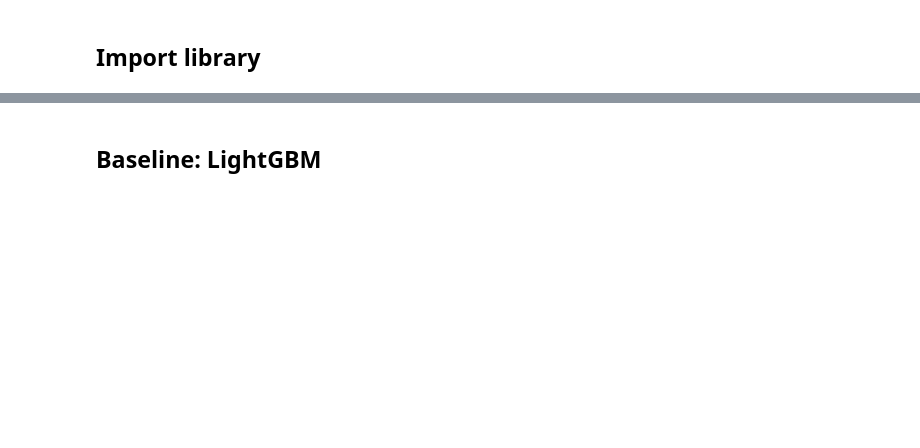
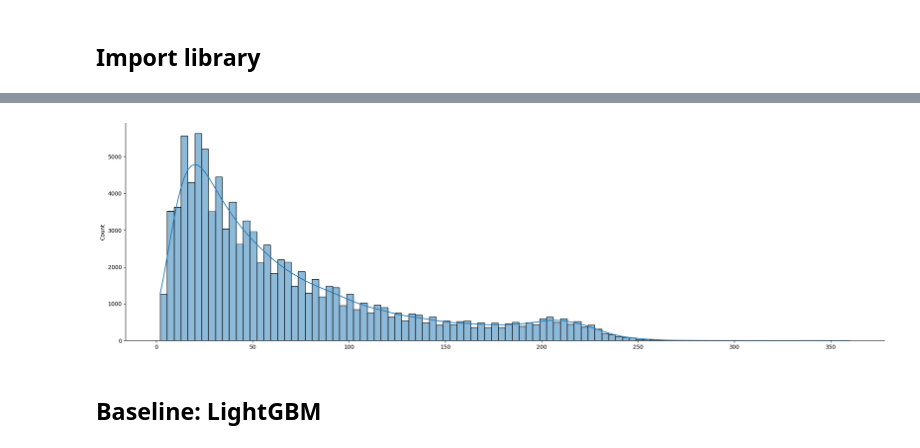
Before and after one commit to insung-hw/jigsaw-toxicity-classification, a Jupyter notebook: jigsaw-modeling.ipynb, the cells around one changed output, grey strips where cells are left out. Saved outputs shown, nothing was run; the diff lists cells and outputs as text; code cells hidden in the pictures; blank space fills up the shorter version.

Commit message:
major update: data preprocessing and tokenization

```diff
--- a/jigsaw-modeling.ipynb
+++ b/jigsaw-modeling.ipynb
@@ -50,12 +83,12 @@ url_pattern = r"https?://\S+|www.\.\S+"
 # %%
 def simple_clean_text(text):
-    text = str(text)
-    text.lower() # 같은 단어의 대,소문자 버전을 동일하게 인식하기 위해
+    # text = str(text)
+    text = text.lower() # 같은 단어의 대,소문자 버전을 동일하게 인식하기 위해
     text = " ".join(text.split()) # 공백을 한칸으로만 깔끔하게 정리
     # TF-IDF나 Word2Vec 같은 임베딩은 공백(" ")을 기준으로 단어를 쪼갬(tokenize)
     # 공백이 2칸 이상이면 빈 문자열 생김
     return text
 
-df_train['clean_text'] = df_train['comment_text'].apply(simple_clean_text)
-df_test['clean_text'] = df_test['comment_text'].apply(simple_clean_text)
+df_train['clean_text3'] = df_train['clean_text2'].apply(simple_clean_text)
+df_test['clean_text3'] = df_test['clean_text2'].apply(simple_clean_text)
 # %%
@@ -117,0 +186,12 @@ np.savez_compressed(
+# %%
+tokenizer = BertTokenizerFast.from_pretrained("bert-base-uncased")
+
+# sample test
+sample_sentence = df_train["clean_text3"].loc[3411]
+
+vocabs = tokenizer.tokenize(sample_sentence, add_special_tokens=True)
+tokens = tokenizer.encode(sample_sentence)
+
+print(f"sample sentence: \n{sample_sentence}")
+print(f"\nVocabs of sentence: \n{vocabs}")
+print(f"\nToken_ids of samples: \n{tokens}")
@@ -118,3 +207,15 @@ np.savez_compressed(
+# %%
+test_token_length = tokenizer(text=df_test['clean_text3'].tolist(), return_length=True).length
+# 대다수 tokenizer는 list같은 기본형 구조만 받음. Series->list로 변환
+# return_length=True: 토큰화 결과에 각 입력 문장의 토큰 개수 추가
+# .length: 그 토큰 개수를 출력
+
+# plt.figure(figsize=(20,6))
+sns.displot(test_token_length, bins=100, kde=True, height=6, aspect=20/6)
+plt.xticks(np.arange(0,400,50))
+plt.show()
+# %% [output]
+[figure, added]
 # %% [markdown]
 ## Baseline: LightGBM
 # %%
```
Also changed, not shown: parts of 17 cells of this notebook.
